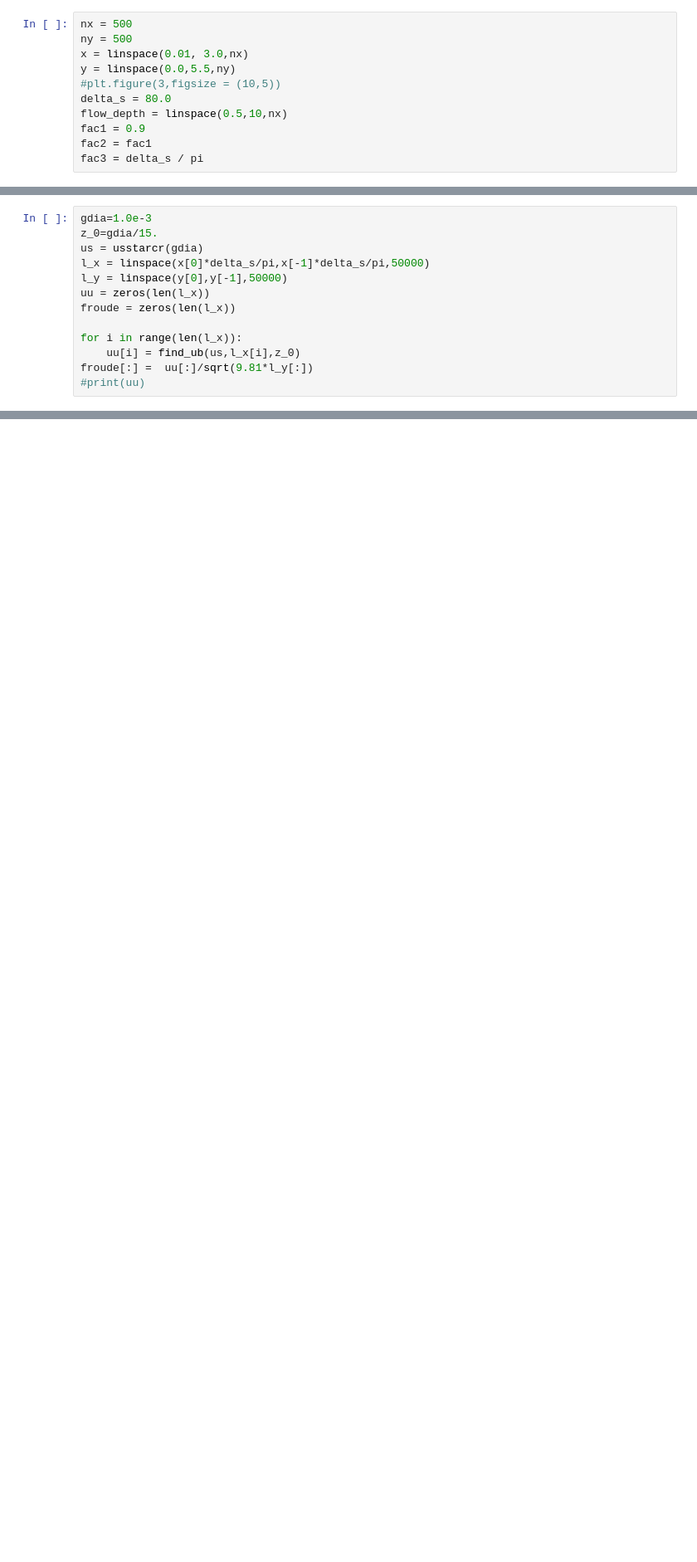
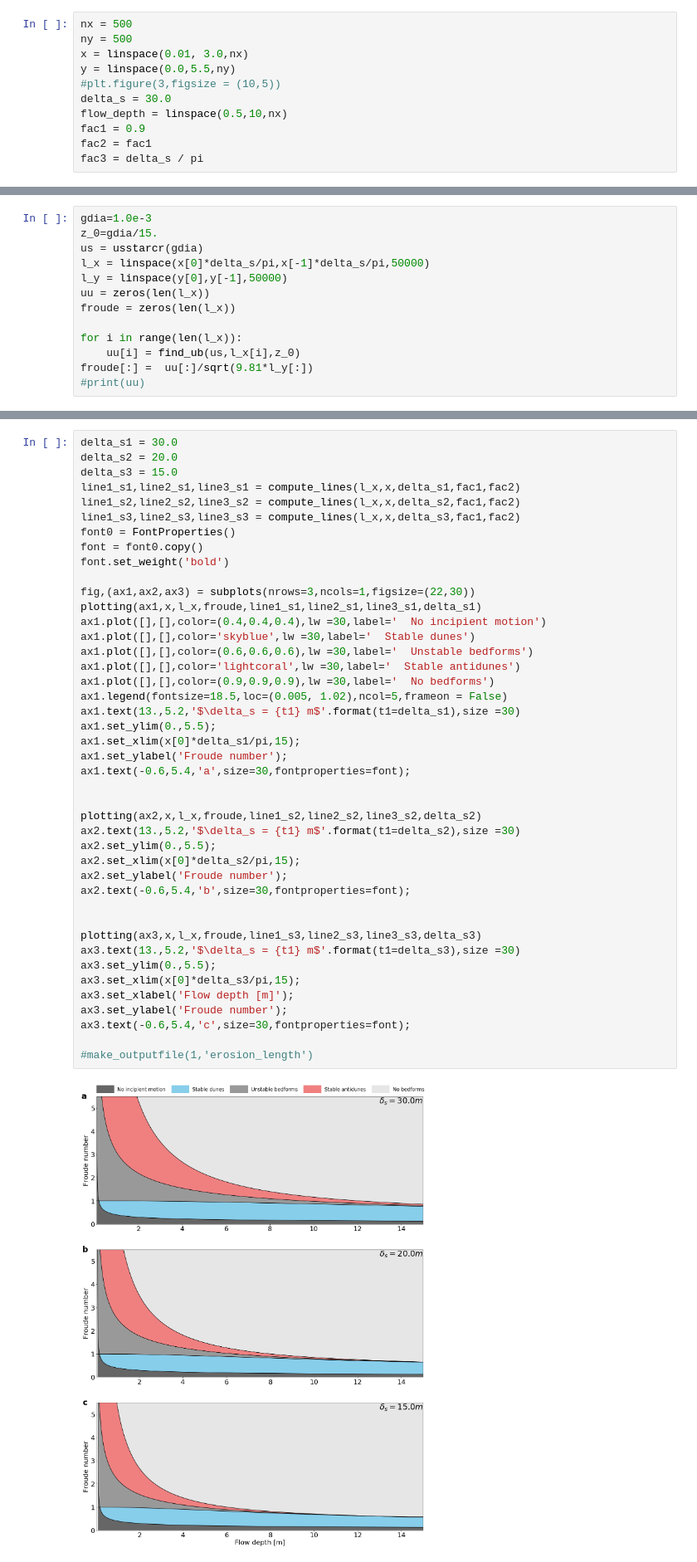
Before and after one commit to weiszr/antidunes_simple, a Jupyter notebook: results/vis-field.ipynb, the cells around one changed output, grey strips where cells are left out. Shown at 83% size. Cells and saved outputs as stored; diff of their text form; blank space fills up the shorter version.

Commit message:
changed the code to generate figs to show different erosion lengths

```diff
--- a/results/vis-field.ipynb
+++ b/results/vis-field.ipynb
@@ -107,7 +77,7 @@ ny = 500
 x = linspace(0.01, 3.0,nx)
 y = linspace(0.0,5.5,ny)
 #plt.figure(3,figsize = (10,5))
-delta_s = 80.0
+delta_s = 30.0
 flow_depth = linspace(0.5,10,nx)
 fac1 = 0.9
 fac2 = fac1
@@ -185,3 +183,48 @@ def resample(new_x, old_x,old_y):
+# %%
+delta_s1 = 30.0
+delta_s2 = 20.0
+delta_s3 = 15.0
+line1_s1,line2_s1,line3_s1 = compute_lines(l_x,x,delta_s1,fac1,fac2)
+line1_s2,line2_s2,line3_s2 = compute_lines(l_x,x,delta_s2,fac1,fac2)
+line1_s3,line2_s3,line3_s3 = compute_lines(l_x,x,delta_s3,fac1,fac2)
+font0 = FontProperties()
+font = font0.copy()
+font.set_weight('bold')
+
+fig,(ax1,ax2,ax3) = subplots(nrows=3,ncols=1,figsize=(22,30))
+plotting(ax1,x,l_x,froude,line1_s1,line2_s1,line3_s1,delta_s1)
+ax1.plot([],[],color=(0.4,0.4,0.4),lw =30,label='  No incipient motion')
+ax1.plot([],[],color='skyblue',lw =30,label='  Stable dunes')
+ax1.plot([],[],color=(0.6,0.6,0.6),lw =30,label='  Unstable bedforms')
+ax1.plot([],[],color='lightcoral',lw =30,label='  Stable antidunes')
+ax1.plot([],[],color=(0.9,0.9,0.9),lw =30,label='  No bedforms')
+ax1.legend(fontsize=18.5,loc=(0.005, 1.02),ncol=5,frameon = False)
+ax1.text(13.,5.2,'$\delta_s = {t1} m$'.format(t1=delta_s1),size =30)
+ax1.set_ylim(0.,5.5);
+ax1.set_xlim(x[0]*delta_s1/pi,15);
+ax1.set_ylabel('Froude number');
+ax1.text(-0.6,5.4,'a',size=30,fontproperties=font);
+
+
+plotting(ax2,x,l_x,froude,line1_s2,line2_s2,line3_s2,delta_s2)
+ax2.text(13.,5.2,'$\delta_s = {t1} m$'.format(t1=delta_s2),size =30)
+ax2.set_ylim(0.,5.5);
+ax2.set_xlim(x[0]*delta_s2/pi,15);
+ax2.set_ylabel('Froude number');
+ax2.text(-0.6,5.4,'b',size=30,fontproperties=font);
+
+
+plotting(ax3,x,l_x,froude,line1_s3,line2_s3,line3_s3,delta_s3)
+ax3.text(13.,5.2,'$\delta_s = {t1} m$'.format(t1=delta_s3),size =30)
+ax3.set_ylim(0.,5.5);
+ax3.set_xlim(x[0]*delta_s3/pi,15);
+ax3.set_xlabel('Flow depth [m]');
+ax3.set_ylabel('Froude number');
+ax3.text(-0.6,5.4,'c',size=30,fontproperties=font);
+
+#make_outputfile(1,'erosion_length')
+# %% [output]
+[figure, added]
 # %%
 s1_x,s1_y = from_data(8.0,17.0,x*delta_s/pi,(sqrt(fac1*x* tanh(fac2*x))**(-1.0)-0.04),0.1)
 #ss1_y = smooth(s1_y)
```
Also changed, not shown: parts of 5 cells of this notebook, 3 other files.
